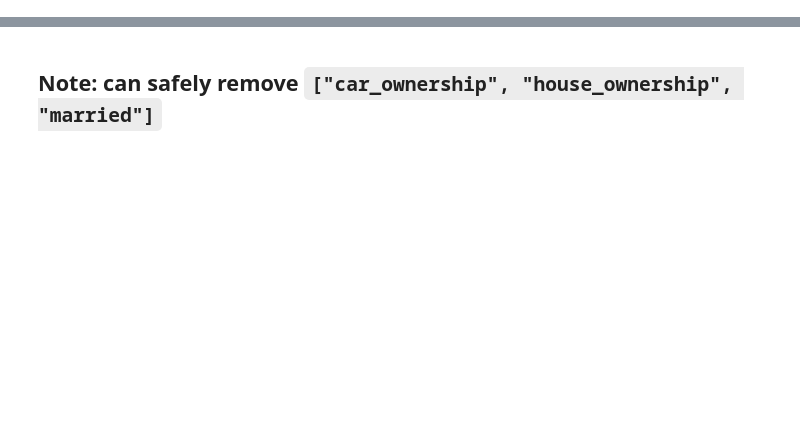
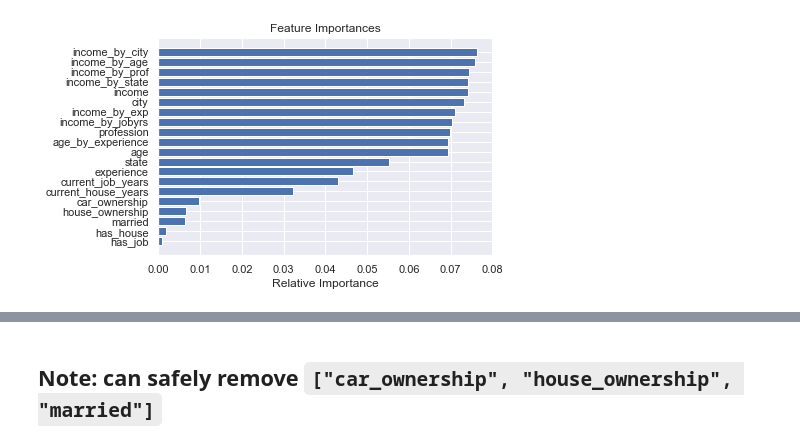
Before and after one commit to Thalaivar/univ_ai_hackathon, a Jupyter notebook: runs.ipynb, the cells around one changed output, grey strips where cells are left out. Cells and saved outputs as stored; diff of their text form; code cells hidden in the pictures; blank space fills up the shorter version.

```diff
--- a/runs.ipynb
+++ b/runs.ipynb
@@ -3,3 +3,19 @@ from main import *
 from sklearn import clone
 
 DROP_COLS = ["car_ownership", "house_ownership", "married"]
+# %%
+transforms = [
+    (correct_names, {"cols": ["profession", "city", "state"]}),
+    (scaled_income, {"col": "city", "name": "income_by_city"}),
+    (scaled_income, {"col": "state", "name": "income_by_state"}),
+    (scaled_income, {"col": "profession", "name": "income_by_prof"}),
+    (scale_cols, {"col": "income", "scale_col": "current_job_years", "name": "income_by_jobyrs"}),
+    (scale_cols, {"col": "income", "scale_col": "age", "name": "income_by_age"}),
+    (scale_cols, {"col": "income", "scale_col": "experience", "name": "income_by_exp"}),
+    (scale_cols, {"col": "age", "scale_col": "experience", "name": "age_by_experience"}),
+    (add_house_status, {}),
+    (add_job_status, {})
+]
+
+df_train, _ = data_preprocess([], transforms)
+df_train.head(10)
@@ -6 +35,15 @@ DROP_COLS = ["car_ownership", "house_ownership", "married"]
+# %%
+model = RandomForestClassifier(n_jobs=-1, class_weight="balanced", max_features=1)
+model = train_model(model, df_train)
+features = df_train.drop("risk_flag", axis=1).columns
+importances = model.feature_importances_
+indices = np.argsort(importances)
+
+plt.title('Feature Importances')
+plt.barh(range(len(indices)), importances[indices], color='b', align='center')
+plt.yticks(range(len(indices)), [features[i] for i in indices])
+plt.xlabel('Relative Importance')
+plt.show()
+# %% [output]
+[figure, added]
 # %%
```
Also changed, not shown: parts of 9 cells of this notebook, 4 other files.
